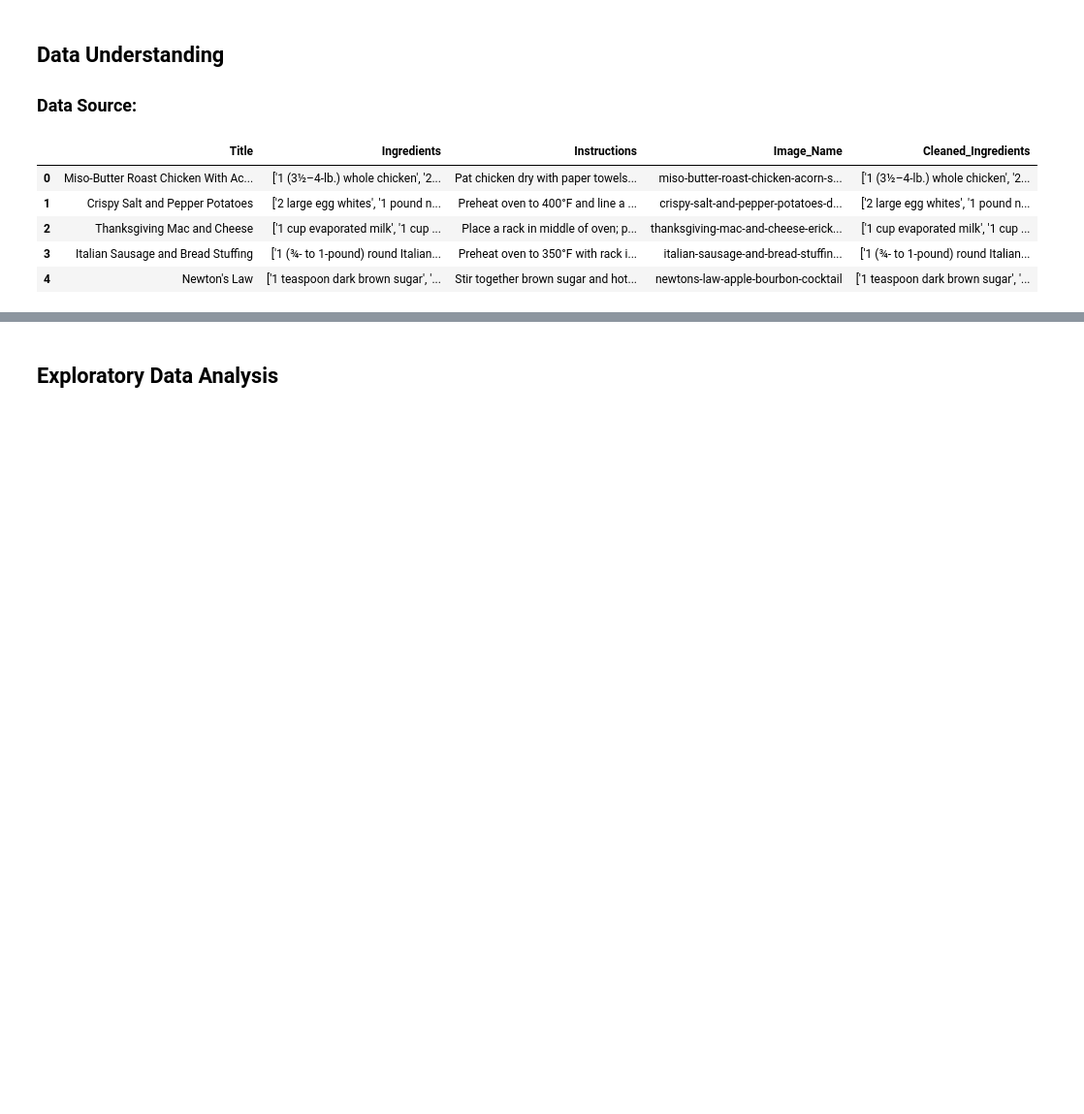
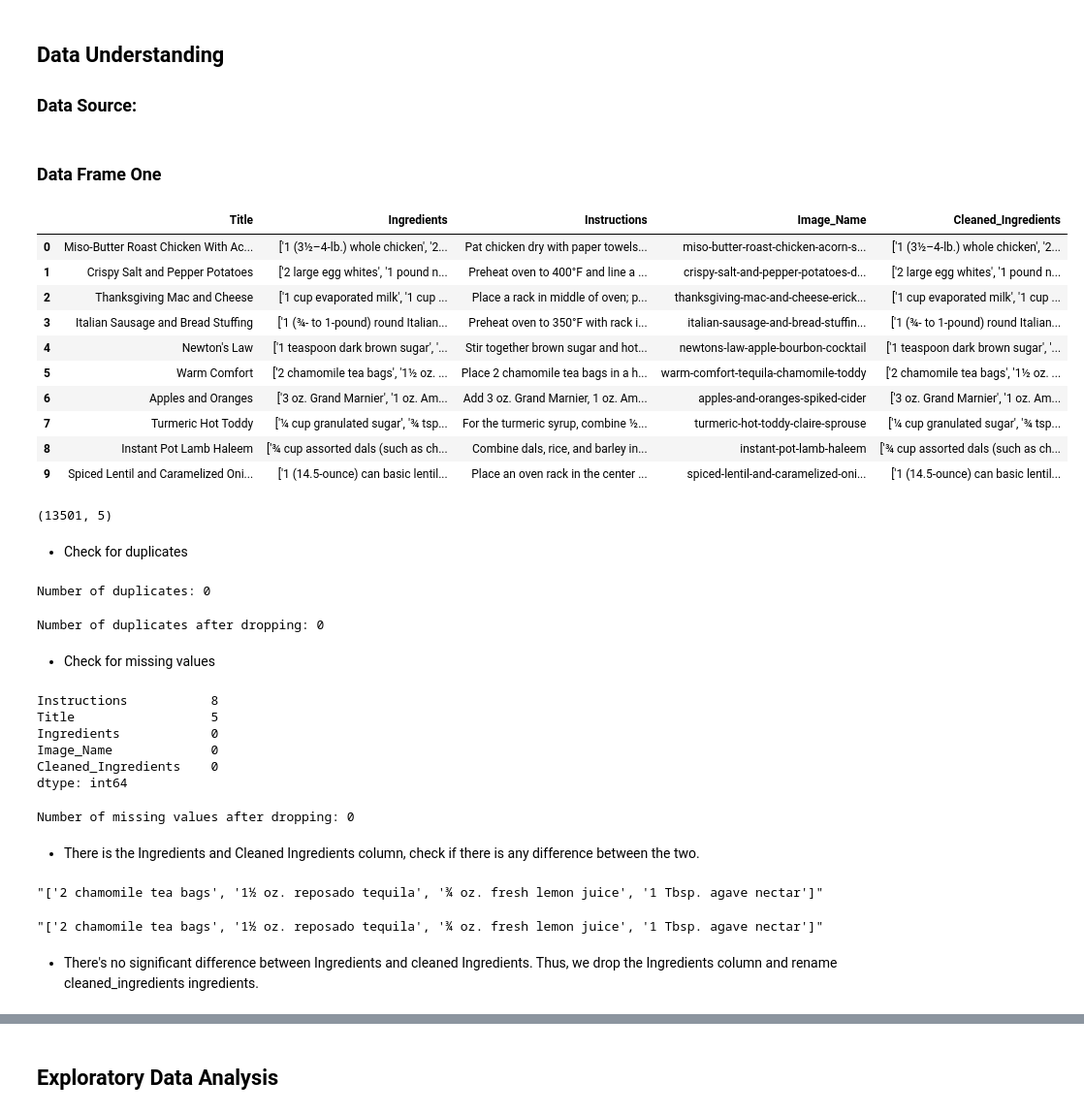
Before and after one commit to Matthewkarani/The-Boma-Pot, a Jupyter notebook: index.ipynb, the cells around one changed output, grey strips where cells are left out. Shown: that part at 97% size. Saved outputs shown, nothing was run; the diff lists cells and outputs as text; code cells hidden in the pictures; blank space fills up the shorter version.

```diff
--- a/index.ipynb
+++ b/index.ipynb
@@ -55,18 +55,70 @@ Target an F1 score of 0.75 or higher, balancing precision and recall for compreh
 # %%
 # Necessary Imports
 import pandas as pd
+# %% [markdown]
+### Data Frame One
 # %%
 # Load the dataframe
 
 df = pd.read_csv("Food Ingredients and Recipe Dataset with Image Name Mapping.csv", index_col=0)
 
 
 # Display the first columns
-display(df.head())
+display(df.head(10))
+
+#show the shape
+print(df.shape)
 # %% [output]
 |  | Title | Ingredients | Instructions | Image_Name | Cleaned_Ingredients |
 | 0 | Miso-Butter Roast Chicken With Ac... | ['1 (3½–4-lb.) whole chicken', '2... | Pat chicken dry with paper towels... | miso-butter-roast-chicken-acorn-s... | ['1 (3½–4-lb.) whole chicken', '2... |
 | 1 | Crispy Salt and Pepper Potatoes | ['2 large egg whites', '1 pound n... | Preheat oven to 400°F and line a ... | crispy-salt-and-pepper-potatoes-d... | ['2 large egg whites', '1 pound n... |
 | 2 | Thanksgiving Mac and Cheese | ['1 cup evaporated milk', '1 cup ... | Place a rack in middle of oven; p... | thanksgiving-mac-and-cheese-erick... | ['1 cup evaporated milk', '1 cup ... |
 | 3 | Italian Sausage and Bread Stuffing | ['1 (¾- to 1-pound) round Italian... | Preheat oven to 350°F with rack i... | italian-sausage-and-bread-stuffin... | ['1 (¾- to 1-pound) round Italian... |
 | 4 | Newton's Law | ['1 teaspoon dark brown sugar', '... | Stir together brown sugar and hot... | newtons-law-apple-bourbon-cocktail | ['1 teaspoon dark brown sugar', '... |
+| 5 | Warm Comfort | ['2 chamomile tea bags', '1½ oz. ... | Place 2 chamomile tea bags in a h... | warm-comfort-tequila-chamomile-toddy | ['2 chamomile tea bags', '1½ oz. ... |
+| 6 | Apples and Oranges | ['3 oz. Grand Marnier', '1 oz. Am... | Add 3 oz. Grand Marnier, 1 oz. Am... | apples-and-oranges-spiked-cider | ['3 oz. Grand Marnier', '1 oz. Am... |
+| 7 | Turmeric Hot Toddy | ['¼ cup granulated sugar', '¾ tsp... | For the turmeric syrup, combine ½... | turmeric-hot-toddy-claire-sprouse | ['¼ cup granulated sugar', '¾ tsp... |
+| 8 | Instant Pot Lamb Haleem | ['¾ cup assorted dals (such as ch... | Combine dals, rice, and barley in... | instant-pot-lamb-haleem | ['¾ cup assorted dals (such as ch... |
+| 9 | Spiced Lentil and Caramelized Oni... | ['1 (14.5-ounce) can basic lentil... | Place an oven rack in the center ... | spiced-lentil-and-caramelized-oni... | ['1 (14.5-ounce) can basic lentil... |
+(13501, 5)
+# %% [markdown]
+- Check for duplicates
+# %%
+print(f'Number of duplicates: {df.duplicated().sum()}')
+# %% [output]
+Number of duplicates: 0
+# %%
+#drop duplicates
+df.drop_duplicates(inplace=True)
+print(f'Number of duplicates after dropping: {df.duplicated().sum()}')
+# %% [output]
+Number of duplicates after dropping: 0
+# %% [markdown]
+- Check for missing values
+# %%
+df.isnull().sum().sort_values(ascending=False)
+# %% [output]
+Instructions           8
+Title                  5
+Ingredients            0
+Image_Name             0
+Cleaned_Ingredients    0
+dtype: int64
+# %%
+#drop rows with missing values
+df.dropna(inplace=True)
+print(f'Number of missing values after dropping: {df.isnull().sum().sum()}')
+# %% [output]
+Number of missing values after dropping: 0
+# %% [markdown]
+- There is the Ingredients and Cleaned Ingredients column, check if there is any difference between the two.
+# %%
+df['Ingredients'][5]
+# %% [output]
+"['2 chamomile tea bags', '1½ oz. reposado tequila', '¾ oz. fresh lemon juice', '1 Tbsp. agave nectar']"
+# %%
+df['Cleaned_Ingredients'][5]
+# %% [output]
+"['2 chamomile tea bags', '1½ oz. reposado tequila', '¾ oz. fresh lemon juice', '1 Tbsp. agave nectar']"
+# %% [markdown]
+- There's no significant difference between Ingredients and cleaned Ingredients. Thus, we drop the Ingredients column and rename cleaned_ingredients  ingredients.
```
Also changed, not shown: parts of 22 cells of this notebook, 1 other file.
